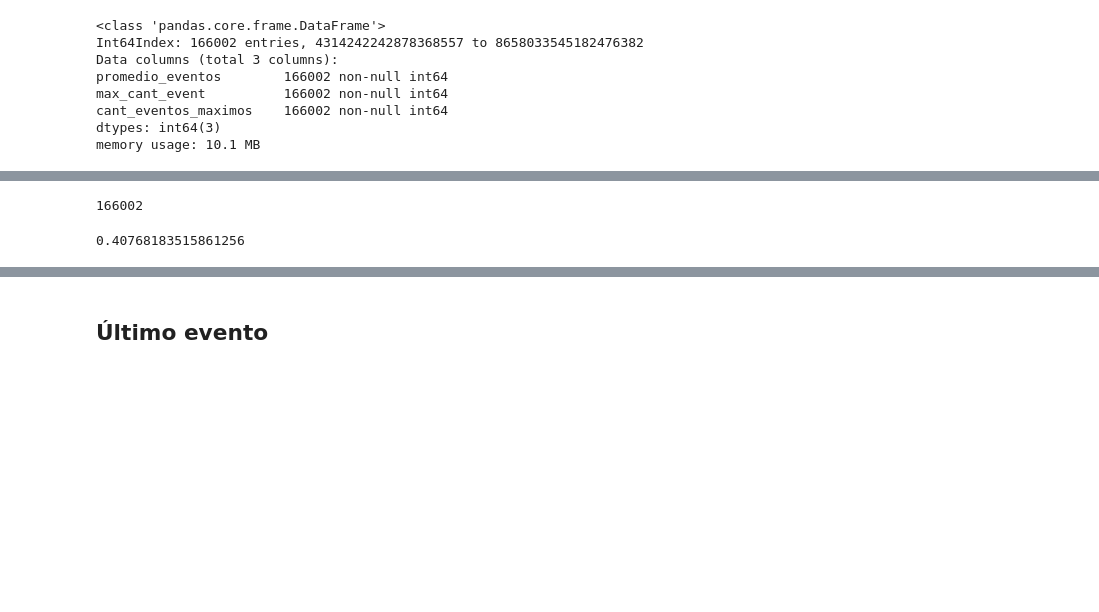
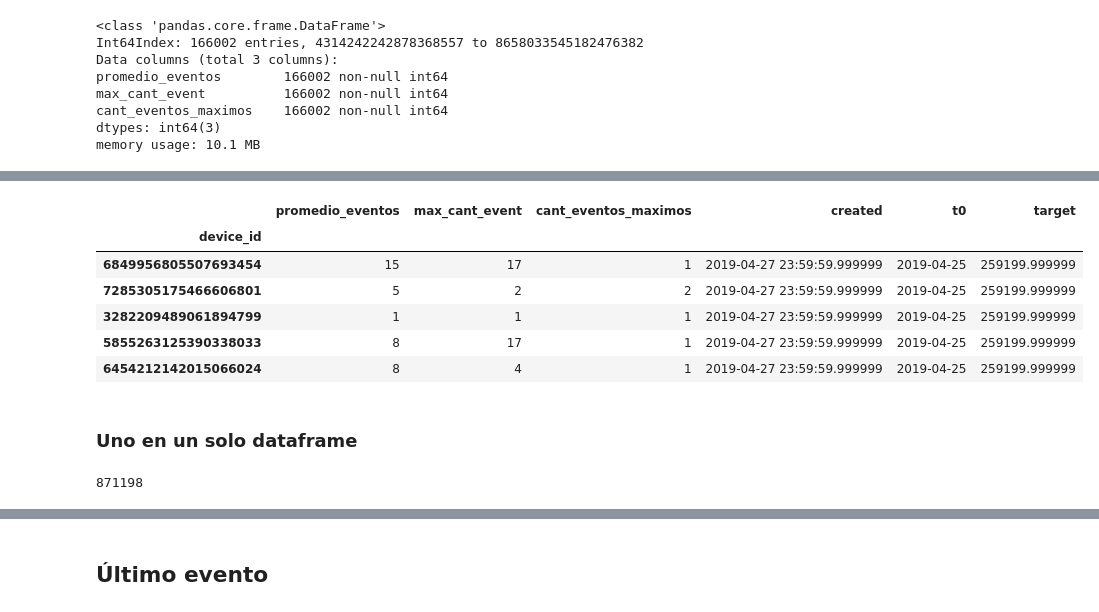
Before and after one commit to mateoicalvo/7506, a Jupyter notebook: tp2/modelo/feature_engineering/events/features_events.ipynb, the cells around one changed output, grey strips where cells are left out. Drawn from its saved outputs; the diff is of its cells as text; code cells hidden in the pictures; blank space fills up the shorter version.

```diff
--- a/tp2/modelo/feature_engineering/events/features_events.ipynb
+++ b/tp2/modelo/feature_engineering/events/features_events.ipynb
@@ -226,0 +267,12 @@ e2 = e1.reset_index()
+# %%
+targets[4].head()
+# %% [output]
+|  | promedio_eventos | max_cant_event | cant_eventos_maximos | created | t0 | target |
+| device_id |  |  |  |  |  |  |
+| 6849956805507693454 | 15 | 17 | 1 | 2019-04-27 23:59:59.999999 | 2019-04-25 | 259199.999999 |
+| 7285305175466606801 | 5 | 2 | 2 | 2019-04-27 23:59:59.999999 | 2019-04-25 | 259199.999999 |
+| 3282209489061894799 | 1 | 1 | 1 | 2019-04-27 23:59:59.999999 | 2019-04-25 | 259199.999999 |
+| 5855263125390338033 | 8 | 17 | 1 | 2019-04-27 23:59:59.999999 | 2019-04-25 | 259199.999999 |
+| 6454212142015066024 | 8 | 4 | 1 | 2019-04-27 23:59:59.999999 | 2019-04-25 | 259199.999999 |
+# %% [markdown]
+### Uno en un solo dataframe
@@ -227,8 +287,4 @@ e2 = e1.reset_index()
 # %%
-len(e2)
+len(datos)
 # %% [output]
-166002
+871198
-# %%
-e2["device_id"].isin(val["ref_hash"]).sum()/len(e2)
-# %% [output]
-0.40768183515861256
```
Also changed, not shown: parts of 18 cells of this notebook, 1 other file.
